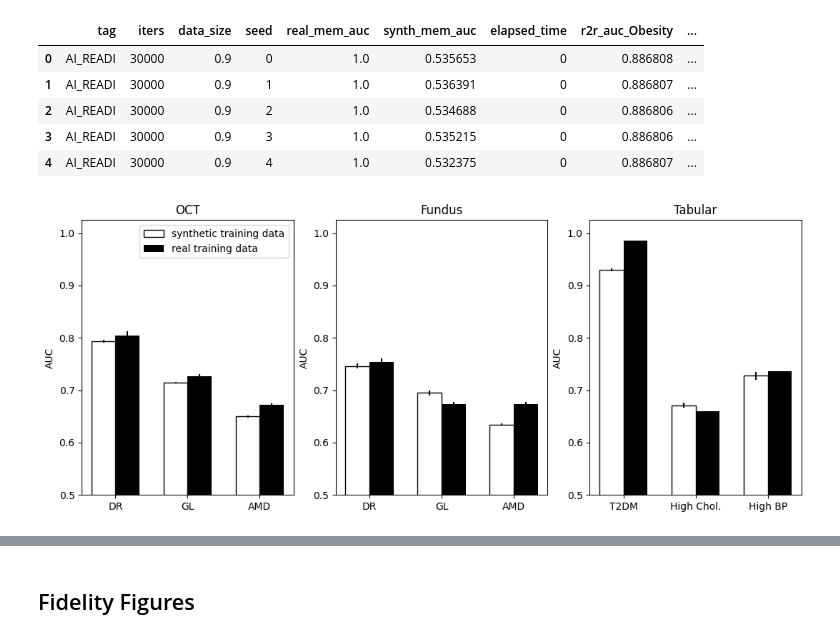
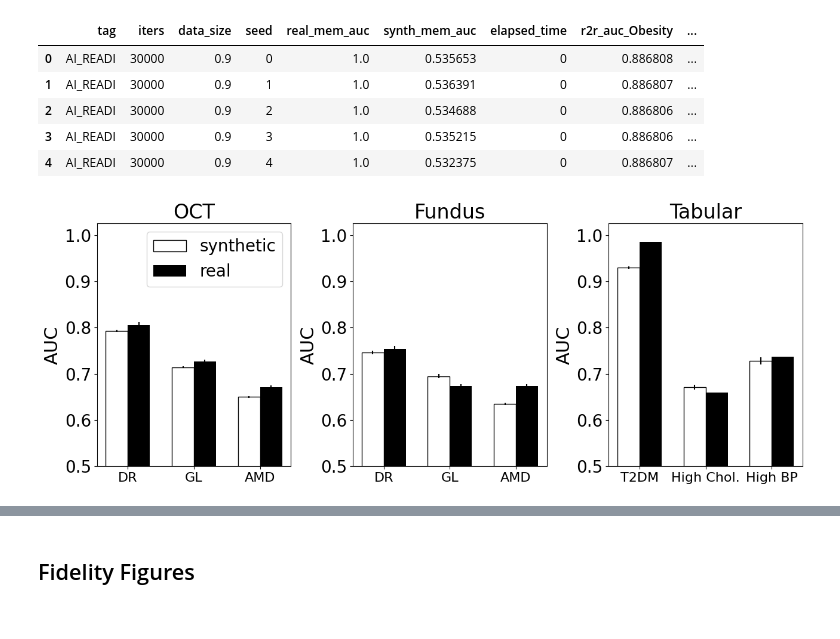
Before and after one commit to nicholas-j-jackson/ai_readi_synth, a Jupyter notebook: Analysis/figures.ipynb, the cells around one changed output, grey strips where cells are left out. Drawn from its saved outputs; the diff is of its cells as text; code cells hidden in the pictures.

Commit message:
updated figures

```diff
--- a/Analysis/figures.ipynb
+++ b/Analysis/figures.ipynb
@@ -330,41 +509,43 @@ def bar_results(df, modality):
     counter = 0
     temp = df[df['modality'] == modality].set_index('label').loc[[f'synth-to-real', f'real-to-real']]
     for task in tasks:
-        labs = ['synthetic training data','real training data'] if modality == 'OCT' and task == 'DR' else [None, None]
+        labs = ['synthetic','real'] if modality == 'OCT' and task == 'DR' else [None, None]
         plt.bar(counter, temp.loc['synth-to-real'][task].mean(), width=width, color='white', label=labs[0], yerr=temp.loc['synth-to-real'][task].std(), edgecolor='black')
         plt.bar(counter+width, temp.loc['real-to-real'][task].mean(), width=width, color='black', label=labs[1], yerr=temp.loc['real-to-real'][task].std())
 
         counter += 1+width
 
 
-    plt.xticks(np.linspace(width/2, len(tasks) + width/2, len(tasks)), tasks)
+    plt.xticks(np.linspace(width/2, len(tasks) + width/2, len(tasks)), tasks, fontsize=16)
+    plt.yticks(fontsize=20)
 
     if modality == 'OCT':
-        plt.legend()
+        plt.legend(fontsize=20)
 
-    plt.title(modality)
-    plt.ylabel("AUC")
+    plt.title(modality, fontsize=24)
+    plt.ylabel("AUC", fontsize=22)
     plt.ylim([0.5, 1.025])
 
 
 #
 fig, axs = plt.subplots(
     1,3,
     figsize=(13,5),
     width_ratios=[3, 3, 3],
 )
 
 plt.subplot(1,3,1)
 bar_results(df, 'OCT')
 
 plt.subplot(1,3,2)
 bar_results(df, 'Fundus')
 
 plt.subplot(1,3,3)
 bar_results(df, 'Tabular')
+plt.tight_layout()
 plt.savefig('figure3.png', dpi=300, bbox_inches='tight')
 # %% [output]
-[figure, old version]
+[figure, new version]
 # %%
 tmp = df.groupby(['modality', 'label'])[['AMD','GL', 'DR','T2DM', 'High Chol.', 'High BP']].std()# / np.sqrt(5)
 
```
Also changed, not shown: parts of 4 cells of this notebook.
